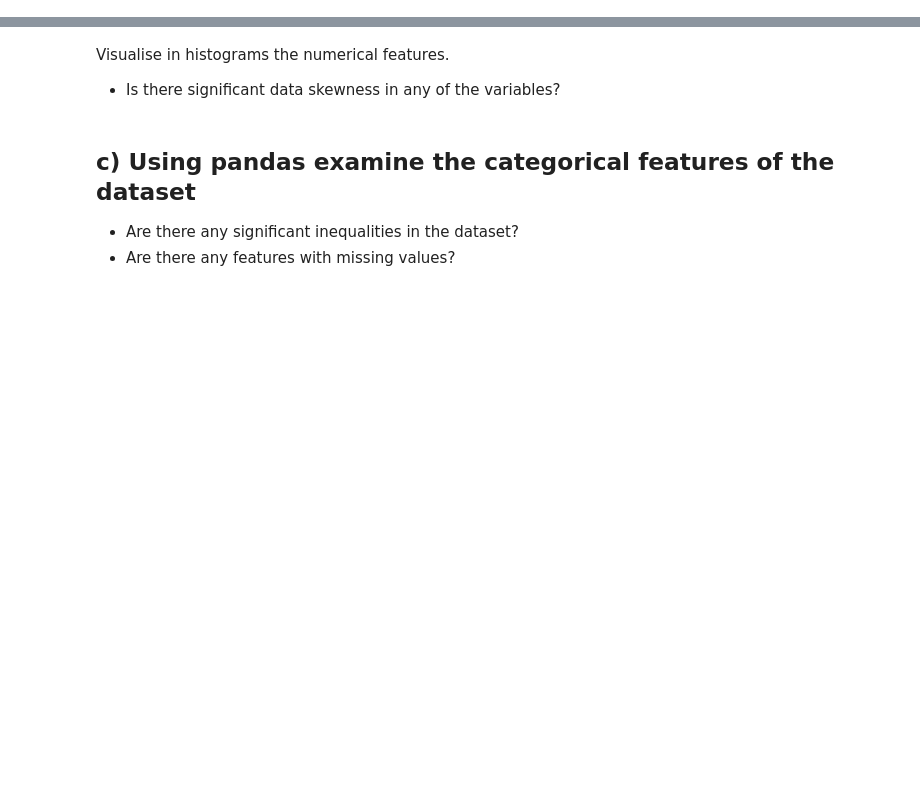
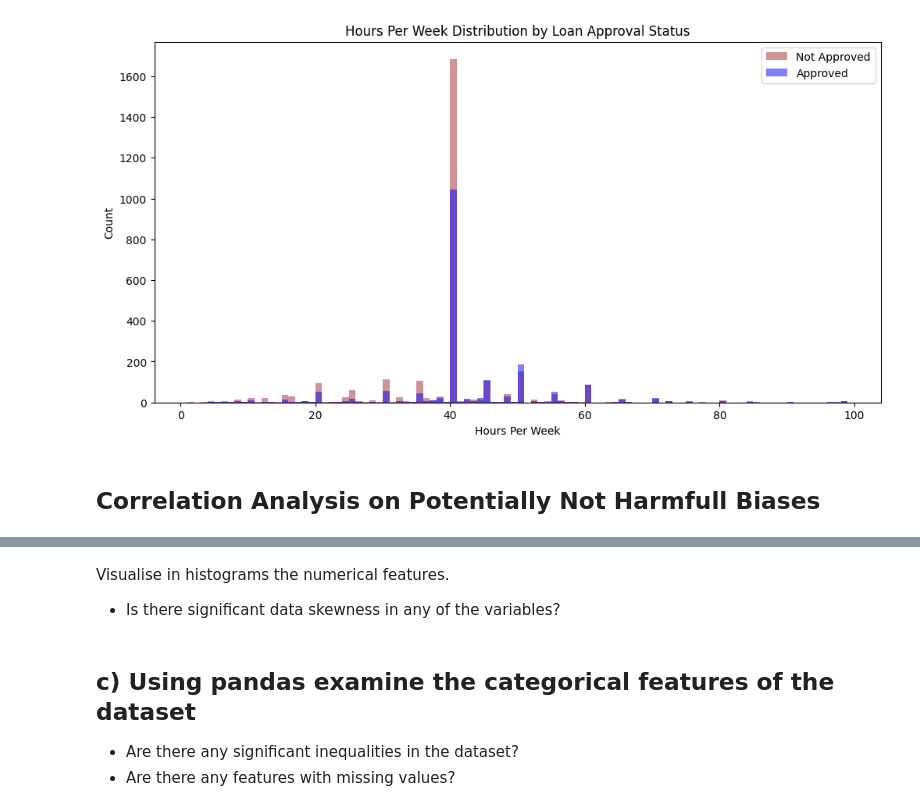
Before and after one commit to Serjobas/ai-ethichs-hackathon, a Jupyter notebook: AI_Ethics_Hackathon_Skeleton.ipynb, the cells around one changed output, grey strips where cells are left out. Saved outputs shown, nothing was run; the diff lists cells and outputs as text; code cells hidden in the pictures; blank space fills up the shorter version.

```diff
--- a/AI_Ethics_Hackathon_Skeleton.ipynb
+++ b/AI_Ethics_Hackathon_Skeleton.ipynb
@@ -30,0 +241,14 @@ Examine the 7+1 figure summary (count, mean, std, min, 1Q, median, 3Q, max)
+# %%
+plt.figure(figsize=(12, 6))
+hour_range = range(int(df['hours_per_week'].min()), int(df['hours_per_week'].max()) + 1)
+plt.hist(df[df['gringotts_approved_loan'] == 0]['hours_per_week'], bins=hour_range, alpha=0.5, label='Not Approved', color='brown')
+plt.hist(df[df['gringotts_approved_loan'] == 1]['hours_per_week'], bins=hour_range, alpha=0.5, label='Approved', color='blue')
+plt.title('Hours Per Week Distribution by Loan Approval Status')
+plt.xlabel('Hours Per Week')
+plt.ylabel('Count')
+plt.legend()
+plt.show()
+# %% [output]
+[figure, added]
+# %% [markdown]
+## Correlation Analysis on Potentially Not Harmfull Biases
```
Also changed, not shown: parts of 22 cells of this notebook, 2 other files.
